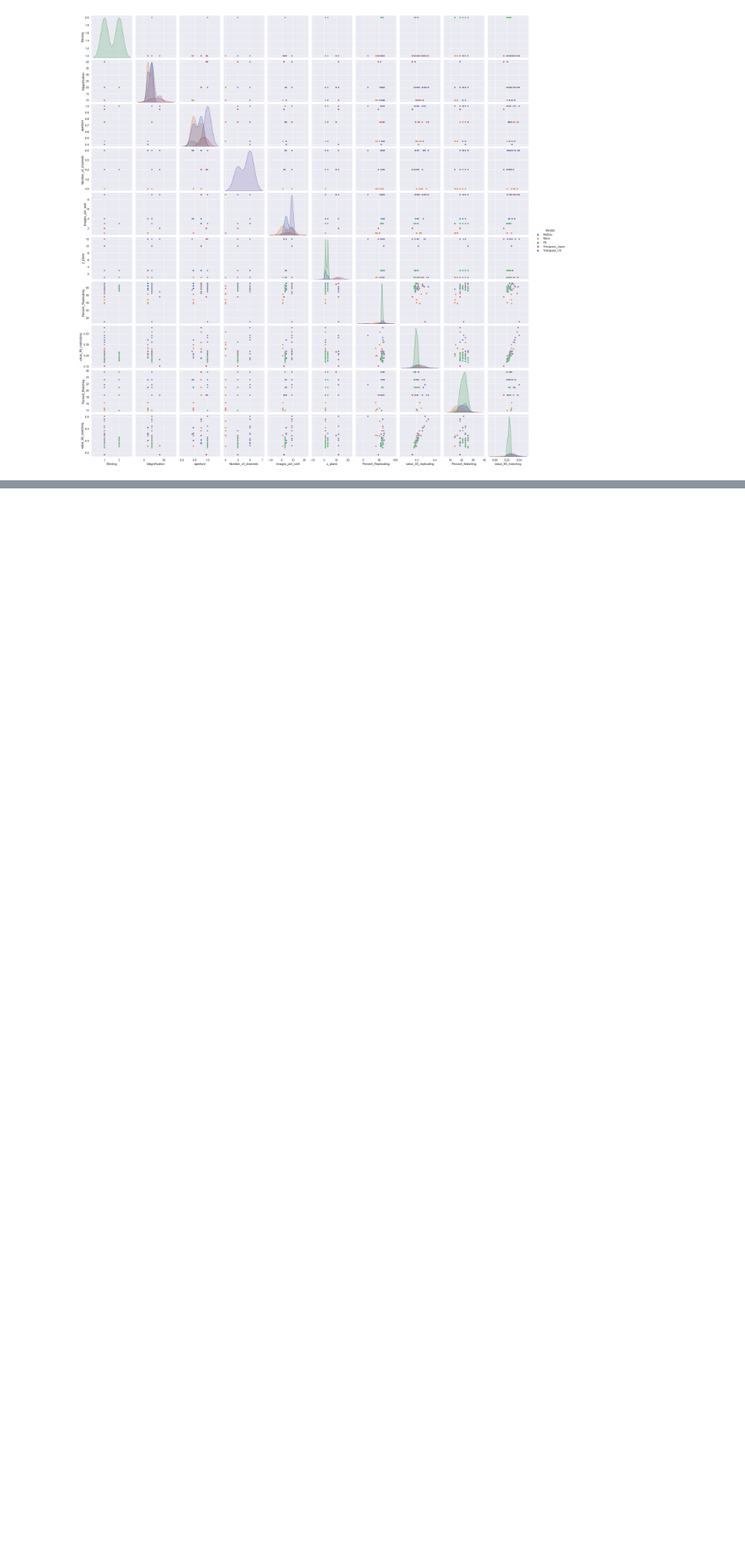
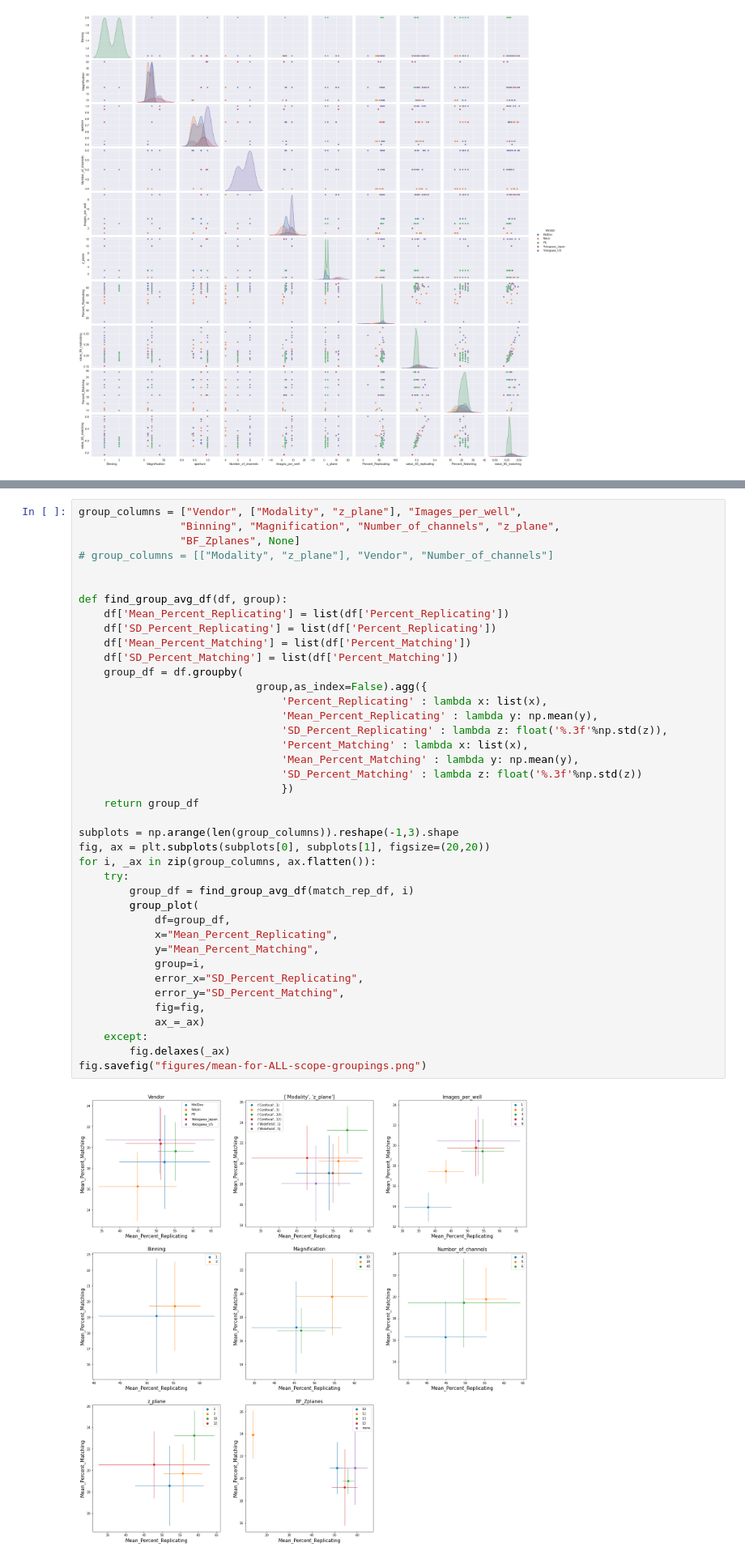
Before and after one commit to jump-cellpainting/jump-scope-analysis, a Jupyter notebook: visualisation.ipynb, the cells around one changed output, grey strips where cells are left out. Shown at 81% size. Saved outputs shown, nothing was run; the diff lists cells and outputs as text; blank space fills up the shorter version.

Commit message:
adding avg plots

```diff
--- a/visualisation.ipynb
+++ b/visualisation.ipynb
@@ -111,0 +128,42 @@ sns.pairplot(match_rep_df_sphere, hue="Vendor")
+# %%
+group_columns = ["Vendor", ["Modality", "z_plane"], "Images_per_well",
+                "Binning", "Magnification", "Number_of_channels", "z_plane",
+                "BF_Zplanes", None]
+# group_columns = [["Modality", "z_plane"], "Vendor", "Number_of_channels"]
+
+
+def find_group_avg_df(df, group):
+    df['Mean_Percent_Replicating'] = list(df['Percent_Replicating'])
+    df['SD_Percent_Replicating'] = list(df['Percent_Replicating'])
+    df['Mean_Percent_Matching'] = list(df['Percent_Matching'])
+    df['SD_Percent_Matching'] = list(df['Percent_Matching'])
+    group_df = df.groupby(
+                            group,as_index=False).agg({
+                                'Percent_Replicating' : lambda x: list(x),
+                                'Mean_Percent_Replicating' : lambda y: np.mean(y),
+                                'SD_Percent_Replicating' : lambda z: float('%.3f'%np.std(z)),
+                                'Percent_Matching' : lambda x: list(x),
+                                'Mean_Percent_Matching' : lambda y: np.mean(y),
+                                'SD_Percent_Matching' : lambda z: float('%.3f'%np.std(z))
+                                })
+    return group_df
+
+subplots = np.arange(len(group_columns)).reshape(-1,3).shape
+fig, ax = plt.subplots(subplots[0], subplots[1], figsize=(20,20))
+for i, _ax in zip(group_columns, ax.flatten()):
+    try:
+        group_df = find_group_avg_df(match_rep_df, i)
+        group_plot(
+            df=group_df,
+            x="Mean_Percent_Replicating",
+            y="Mean_Percent_Matching",
+            group=i,
+            error_x="SD_Percent_Replicating",
+            error_y="SD_Percent_Matching",
+            fig=fig,
+            ax_=_ax)
+    except:
+        fig.delaxes(_ax)
+fig.savefig("figures/mean-for-ALL-scope-groupings.png")
+# %% [output]
+[figure, added]
```
Also changed, not shown: parts of 3 cells of this notebook.
